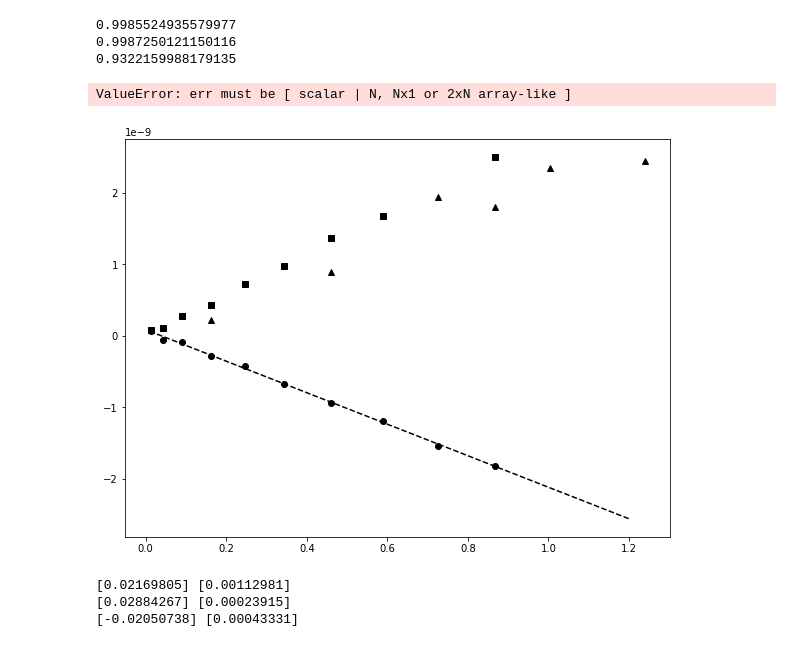
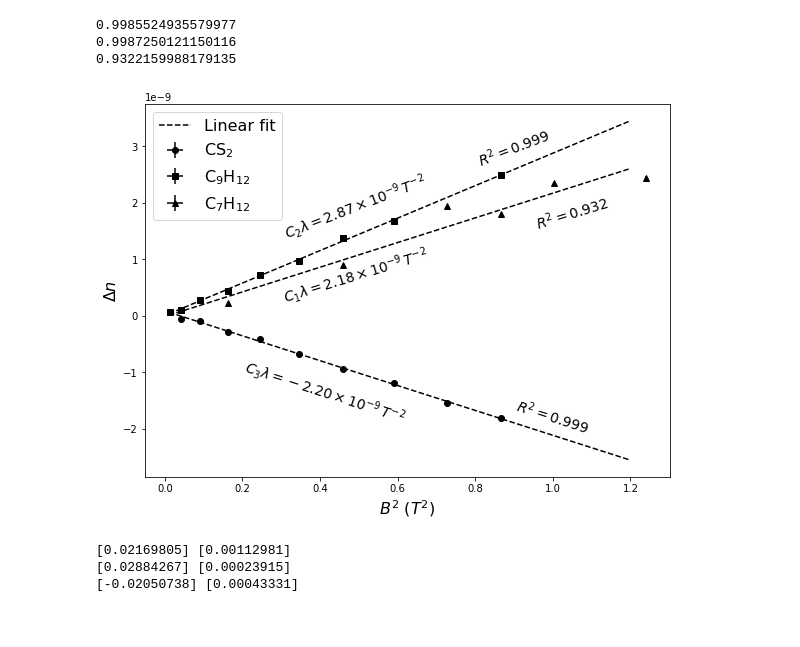
Before and after one commit to iyanmv/APL_ws18-19, a Jupyter notebook: MagnetoOptics/Magneto Optics analysis.ipynb, the cells around one changed output. Drawn from its saved outputs; the diff is of its cells as text; code cells hidden in the pictures.

Commit message:
Better CM graph and explanation text

```diff
--- a/MagnetoOptics/Magneto Optics analysis.ipynb
+++ b/MagnetoOptics/Magneto Optics analysis.ipynb
@@ -303,4 +303,6 @@ B_3 = spline1(sample3[:,0]) #mT
 B_2 = spline1(sample2[:,0]) #mT
 B_1 = spline1(sample1[:,0]) #mT
 # %%
-d_delta_n_3 = laser/np.pi/L*(sample3[:,1] * .03e-5 + V * .005)
+d_delta_n_3 = laser/np.pi/L*(sample3[:,1] * .03e-5 + V * .05)
+d_delta_n_2 = laser/np.pi/L*(sample2[:,1] * .03e-5 + V * .05)
+d_delta_n_1 = laser/np.pi/L*(sample1[:,1] * .03e-5 + V * .05)
@@ -347,31 +342,30 @@ print(r_value_1**2)
 # %%
 fig, ax1 = plt.subplots(1, 1, figsize=(8,6), constrained_layout=True)
 
-ax1.plot(B_3**2/1e6, delta_n_3, 'ko', label=u"CS$_2$")
-ax1.plot(B_2**2/1e6, delta_n_2, 'ks', label=u"C$_9$H$_{12}$")
-ax1.plot(B_1**2/1e6, delta_n_1, 'k^', label=u"C$_7$H$_{12}$")
+ax1.errorbar(B_3**2/1e6, delta_n_3, xerr=0, yerr=d_delta_n_3, fmt='ko', label=u"CS$_2$")
+ax1.errorbar(B_2**2/1e6, delta_n_2, xerr=0, yerr=d_delta_n_2, fmt='ks', label=u"C$_9$H$_{12}$")
+ax1.errorbar(B_1**2/1e6, delta_n_1, xerr=0, yerr=d_delta_n_1, fmt='k^', label=u"C$_7$H$_{12}$")
 
 #ax1.plot(x, x*sample3_fit, 'k-', linewidth=.7, label="Linear fit")
 #ax1.plot(x, x*sample2_fit, 'k-', linewidth=.7)
 #ax1.plot(x, x*sample1_fit, 'k-', linewidth=.7)
 
-ax1.errorbar(x, intercept_3 + x*slope_3, xerr=0, yerr=d_deta_n_3, fmt='k--', label='Linear fit')
+ax1.plot(x, intercept_3 + x*slope_3, 'k--', label='Linear fit')
 ax1.plot(x, intercept_2 + x*slope_2, 'k--')
 ax1.plot(x, intercept_1 + x*slope_1, 'k--')
 
 ax1.text(.9,-1.7e-9,u'$R^2=${:.3f}'.format(r_value_3**2), fontsize=14, rotation=-18)
 ax1.text(.8,3.1e-9,u'$R^2=${:.3f}'.format(r_value_2**2), fontsize=14, rotation=21)
 ax1.text(0.95,1.9e-9,u'$R^2=${:.3f}'.format(r_value_1**2), fontsize=14, rotation=17)
 ax1.text(.2,-1e-9,r'$C_3\lambda=%.2f \times 10^{-9}\,T^{-2}$' % (slope_3*1e9), fontsize=14, rotation=-18)
 ax1.text(.3,2.3e-9,r'$C_2\lambda=%.2f \times 10^{-9}\,T^{-2}$' % (slope_2*1e9), fontsize=14, rotation=21)
 ax1.text(.3,1e-9,r'$C_1\lambda=%.2f \times 10^{-9}\,T^{-2}$' % (slope_1*1e9), fontsize=14, rotation=17)
 
 ax1.set_xlabel(u'$B^2$ ($T^2$)', fontsize=16)
 ax1.set_ylabel(r'$\Delta n$', fontsize=16)
 ax1.legend(loc=0, fontsize=16);
 # %% [output]
-ValueError: err must be [ scalar | N, Nx1 or 2xN array-like ]
-[figure, old version]
+[figure, new version]
 # %%
 for formato in ("png", "pdf", "eps"):
     fig.savefig(os.path.join(fig_path, 'CM_consts.') + formato)
```
Also changed, not shown: parts of 1 cell of this notebook, 3 other files.
